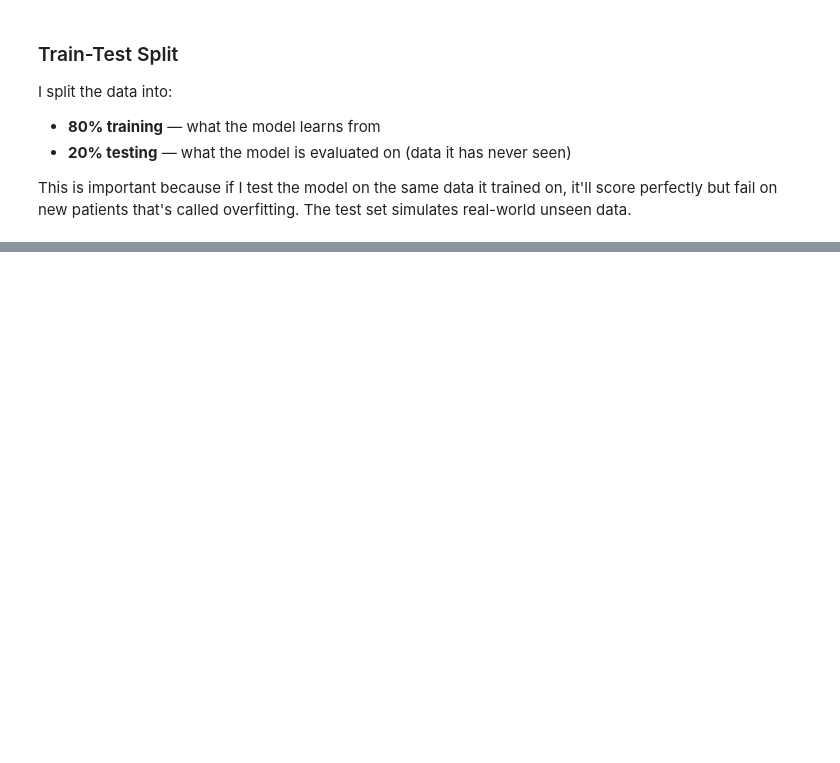
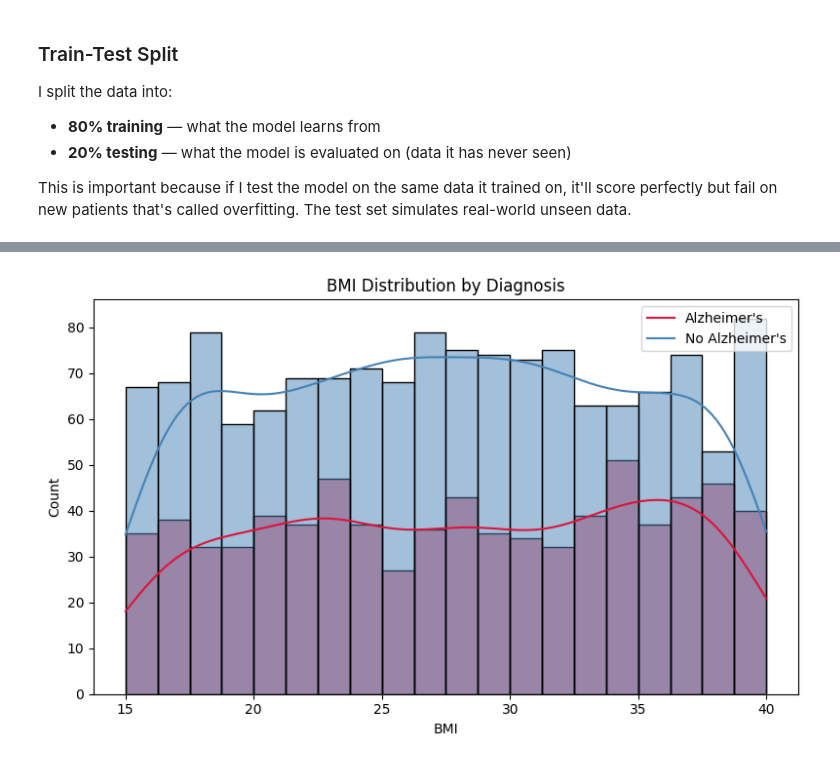
Before and after one commit to Vishaal1409/alzheimers-disease-detection, a Jupyter notebook: alzheimers_disease_detection.ipynb, the cells around one changed output, grey strips where cells are left out. Drawn from its saved outputs; the diff is of its cells as text; code cells hidden in the pictures; blank space fills up the shorter version.

```diff
--- a/alzheimers_disease_detection.ipynb
+++ b/alzheimers_disease_detection.ipynb
@@ -309,0 +346,12 @@ called overfitting. The test set simulates real-world unseen data.
+# %%
+plt.figure(figsize=(8,5))
+sns.histplot(data=df_clean, x='BMI', hue='Diagnosis',
+             kde=True, palette=['steelblue','crimson'], bins=20)
+plt.title("BMI Distribution by Diagnosis")
+plt.xlabel("BMI")
+plt.ylabel("Count")
+plt.legend(labels=["Alzheimer's", "No Alzheimer's"])
+plt.tight_layout()
+plt.show()
+# %% [output]
+[figure, added]
```
Also changed, not shown: parts of 17 cells of this notebook.
